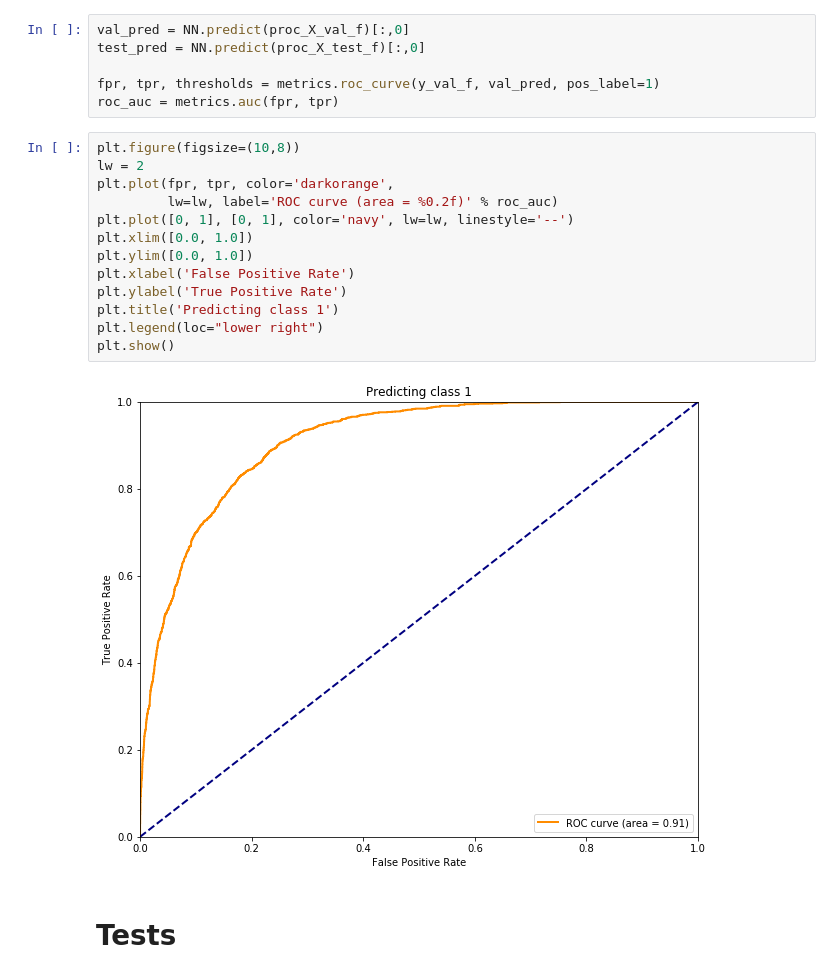
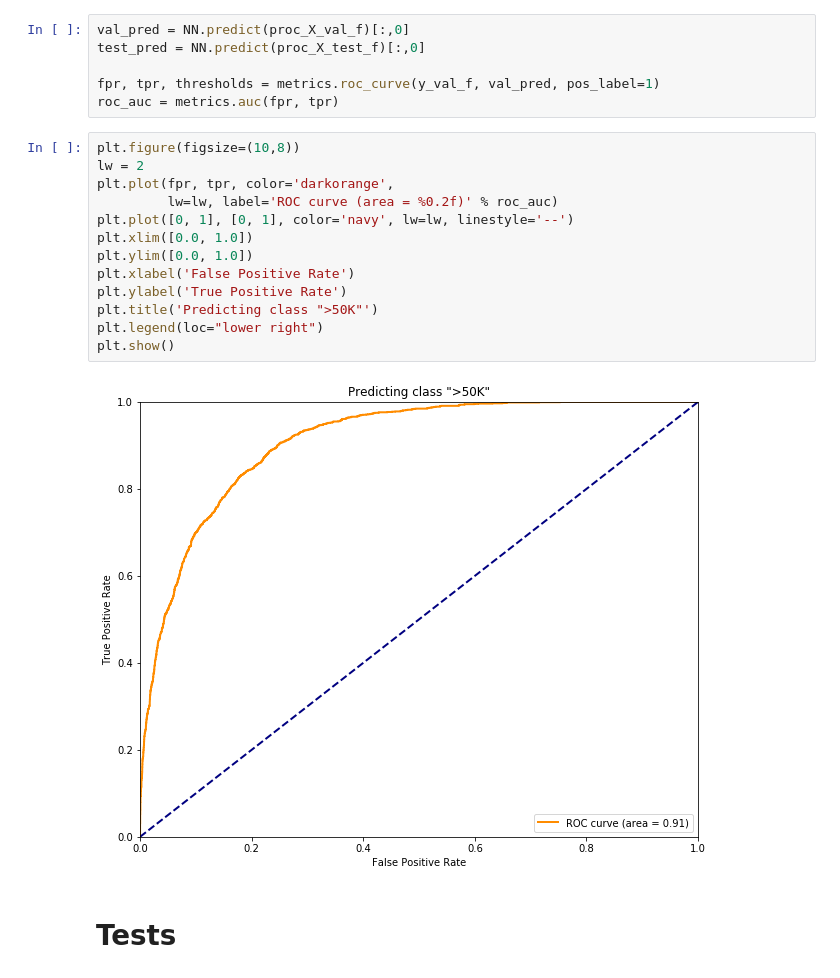
Before and after one commit to jspoelstra/encodings, a Jupyter notebook: CensusModel.ipynb, the cells around one changed output. Cells and saved outputs as stored; diff of their text form.

```diff
--- a/CensusModel.ipynb
+++ b/CensusModel.ipynb
@@ -546,17 +544,17 @@ roc_auc = metrics.auc(fpr, tpr)
 # %%
 plt.figure(figsize=(10,8))
 lw = 2
 plt.plot(fpr, tpr, color='darkorange',
          lw=lw, label='ROC curve (area = %0.2f)' % roc_auc)
 plt.plot([0, 1], [0, 1], color='navy', lw=lw, linestyle='--')
 plt.xlim([0.0, 1.0])
 plt.ylim([0.0, 1.0])
 plt.xlabel('False Positive Rate')
 plt.ylabel('True Positive Rate')
-plt.title('Predicting class 1')
+plt.title('Predicting class ">50K"')
 plt.legend(loc="lower right")
 plt.show()
 # %% [output]
-[figure, old version]
+[figure, new version]
 # %% [markdown]
 # Tests
```
Also changed, not shown: parts of 6 cells of this notebook.
